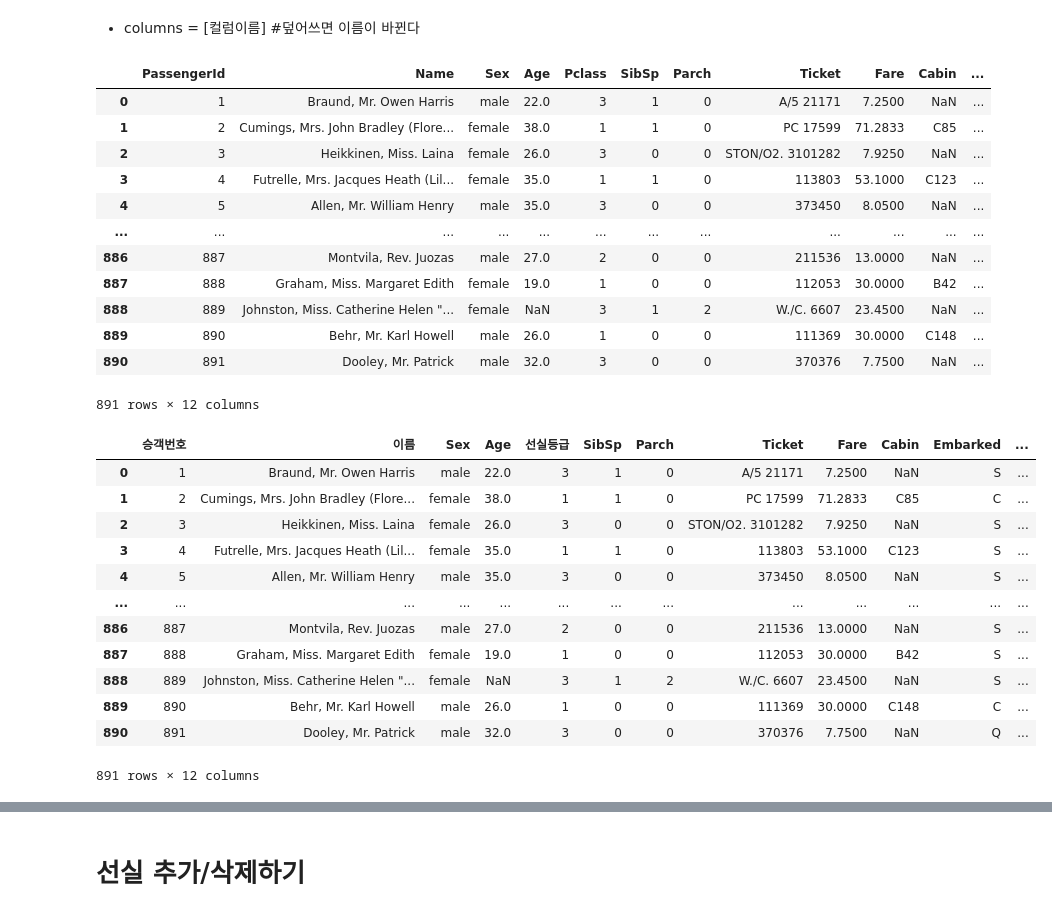
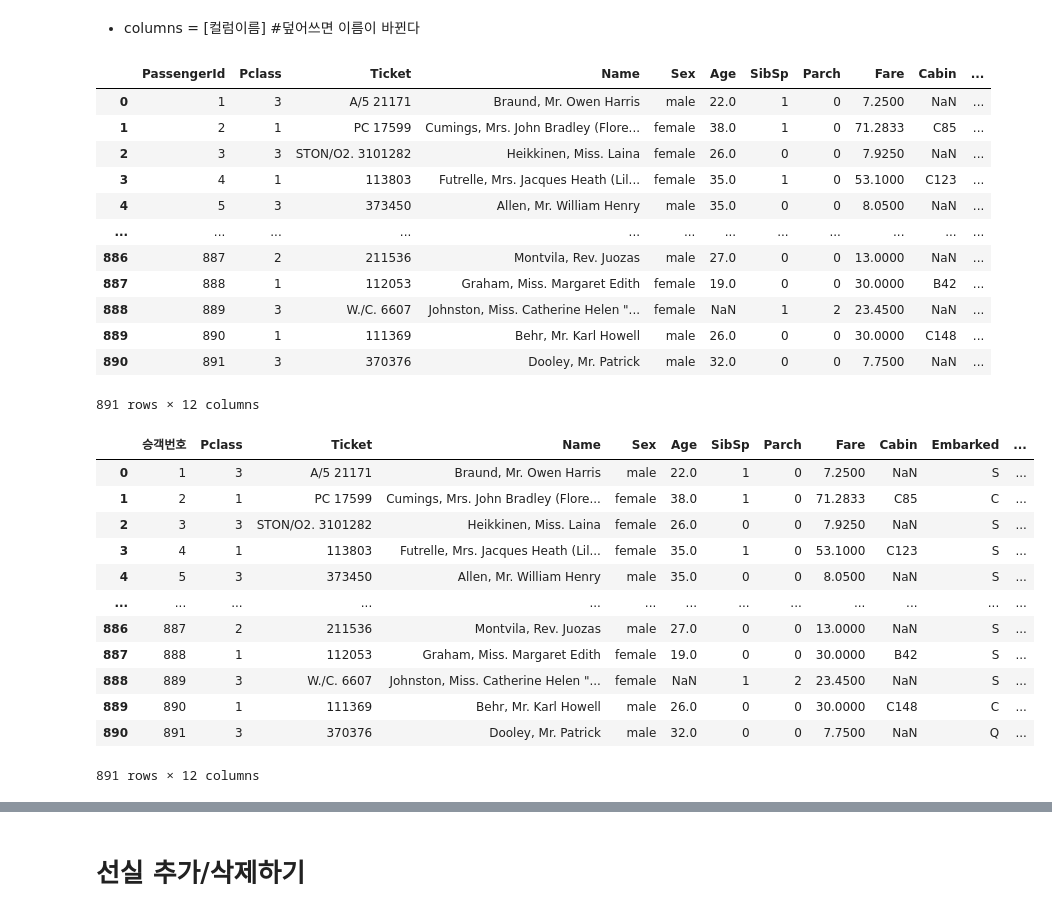
Before and after one commit to haezeong/fintech_service, a Jupyter notebook: 06_machine_learning/02_pandas_사용법.ipynb, the cells around one changed output, grey strips where cells are left out. Saved outputs shown, nothing was run; the diff lists cells and outputs as text; code cells hidden in the pictures.

```diff
--- a/06_machine_learning/02_pandas_사용법.ipynb
+++ b/06_machine_learning/02_pandas_사용법.ipynb
@@ -806,7 +852,7 @@ head에서 전체를 다 가져와서 순서 바꾸기
 # %% [markdown]
 # 데이터 프레임 컬럼 순서 바꾸기
 # %%
-data = data[['PassengerId','Name','Sex','Age','Pclass','SibSp','Parch','Ticket','Fare','Cabin','Embarked','Survived']]
+data = data[['PassengerId','Pclass','Ticket','Name','Sex','Age','SibSp','Parch','Fare','Cabin','Embarked','Survived']]
+data
 #내가 원하는 순서대로 이중중대괄호를 쳐서 만들면 순서가 바뀌게 된다
-data
 # %% [output]
@@ -1096,4 +1162,4 @@ data.set_index("PassengerId")
 #멀티 인덱스로도 넣을 수 있다
 #나중에 인덱싱할때 힘들것
 # %%
-data= data.set_index(["PassengerId","Name"])
+data.set_index(["PassengerId","Name"])
@@ -1120,6 +1184,3 @@ data
 # %% [markdown]
 # 임덱스를 숫자로 초기화 reset_index(drop ='원래 인덱스를 유지/삭제?)
 *드롭을 안쓰면 인덱스가 컬럼이 돼
-# %%
-data=data.reset_index()
-#돌아옴
@@ -1162,35 +1239,36 @@ Index(['승객번호', '이름', 'Sex', 'Age', '선실등급'], dtype='object')
 # %%
 data
 # %% [output]
-|  | PassengerId | Name | Sex | Age | Pclass | SibSp | Parch | Ticket | Fare | Cabin | ... |
-| 0 | 1 | Braund, Mr. Owen Harris | male | 22.0 | 3 | 1 | 0 | A/5 21171 | 7.2500 | NaN | ... |
-| 1 | 2 | Cumings, Mrs. John Bradley (Flore... | female | 38.0 | 1 | 1 | 0 | PC 17599 | 71.2833 | C85 | ... |
-| 2 | 3 | Heikkinen, Miss. Laina | female | 26.0 | 3 | 0 | 0 | STON/O2. 3101282 | 7.9250 | NaN | ... |
-| 3 | 4 | Futrelle, Mrs. Jacques Heath (Lil... | female | 35.0 | 1 | 1 | 0 | 113803 | 53.1000 | C123 | ... |
-| 4 | 5 | Allen, Mr. William Henry | male | 35.0 | 3 | 0 | 0 | 373450 | 8.0500 | NaN | ... |
+|  | PassengerId | Pclass | Ticket | Name | Sex | Age | SibSp | Parch | Fare | Cabin | ... |
+| 0 | 1 | 3 | A/5 21171 | Braund, Mr. Owen Harris | male | 22.0 | 1 | 0 | 7.2500 | NaN | ... |
+| 1 | 2 | 1 | PC 17599 | Cumings, Mrs. John Bradley (Flore... | female | 38.0 | 1 | 0 | 71.2833 | C85 | ... |
+| 2 | 3 | 3 | STON/O2. 3101282 | Heikkinen, Miss. Laina | female | 26.0 | 0 | 0 | 7.9250 | NaN | ... |
+| 3 | 4 | 1 | 113803 | Futrelle, Mrs. Jacques Heath (Lil... | female | 35.0 | 1 | 0 | 53.1000 | C123 | ... |
+| 4 | 5 | 3 | 373450 | Allen, Mr. William Henry | male | 35.0 | 0 | 0 | 8.0500 | NaN | ... |
 | ... | ... | ... | ... | ... | ... | ... | ... | ... | ... | ... | ... |
-| 886 | 887 | Montvila, Rev. Juozas | male | 27.0 | 2 | 0 | 0 | 211536 | 13.0000 | NaN | ... |
-| 887 | 888 | Graham, Miss. Margaret Edith | female | 19.0 | 1 | 0 | 0 | 112053 | 30.0000 | B42 | ... |
-| 888 | 889 | Johnston, Miss. Catherine Helen "... | female | NaN | 3 | 1 | 2 | W./C. 6607 | 23.4500 | NaN | ... |
-| 889 | 890 | Behr, Mr. Karl Howell | male | 26.0 | 1 | 0 | 0 | 111369 | 30.0000 | C148 | ... |
-| 890 | 891 | Dooley, Mr. Patrick | male | 32.0 | 3 | 0 | 0 | 370376 | 7.7500 | NaN | ... |
+| 886 | 887 | 2 | 211536 | Montvila, Rev. Juozas | male | 27.0 | 0 | 0 | 13.0000 | NaN | ... |
+| 887 | 888 | 1 | 112053 | Graham, Miss. Margaret Edith | female | 19.0 | 0 | 0 | 30.0000 | B42 | ... |
+| 888 | 889 | 3 | W./C. 6607 | Johnston, Miss. Catherine Helen "... | female | NaN | 1 | 2 | 23.4500 | NaN | ... |
+| 889 | 890 | 1 | 111369 | Behr, Mr. Karl Howell | male | 26.0 | 0 | 0 | 30.0000 | C148 | ... |
+| 890 | 891 | 3 | 370376 | Dooley, Mr. Patrick | male | 32.0 | 0 | 0 | 7.7500 | NaN | ... |
 891 rows × 12 columns
 # %%
-data= data.rename(columns={"PassengerId": "승객번호", "Name":"이름", "Pclass":"선실등급"})   #특정 이름만 바꿀때 사용
+
+data = data.rename(columns={"PassengerId" : "승객번호"})
 data
 # %% [output]
-|  | 승객번호 | 이름 | Sex | Age | 선실등급 | SibSp | Parch | Ticket | Fare | Cabin | Embarked | ... |
-| 0 | 1 | Braund, Mr. Owen Harris | male | 22.0 | 3 | 1 | 0 | A/5 21171 | 7.2500 | NaN | S | ... |
-| 1 | 2 | Cumings, Mrs. John Bradley (Flore... | female | 38.0 | 1 | 1 | 0 | PC 17599 | 71.2833 | C85 | C | ... |
-| 2 | 3 | Heikkinen, Miss. Laina | female | 26.0 | 3 | 0 | 0 | STON/O2. 3101282 | 7.9250 | NaN | S | ... |
-| 3 | 4 | Futrelle, Mrs. Jacques Heath (Lil... | female | 35.0 | 1 | 1 | 0 | 113803 | 53.1000 | C123 | S | ... |
-| 4 | 5 | Allen, Mr. William Henry | male | 35.0 | 3 | 0 | 0 | 373450 | 8.0500 | NaN | S | ... |
+|  | 승객번호 | Pclass | Ticket | Name | Sex | Age | SibSp | Parch | Fare | Cabin | Embarked | ... |
+| 0 | 1 | 3 | A/5 21171 | Braund, Mr. Owen Harris | male | 22.0 | 1 | 0 | 7.2500 | NaN | S | ... |
+| 1 | 2 | 1 | PC 17599 | Cumings, Mrs. John Bradley (Flore... | female | 38.0 | 1 | 0 | 71.2833 | C85 | C | ... |
+| 2 | 3 | 3 | STON/O2. 3101282 | Heikkinen, Miss. Laina | female | 26.0 | 0 | 0 | 7.9250 | NaN | S | ... |
+| 3 | 4 | 1 | 113803 | Futrelle, Mrs. Jacques Heath (Lil... | female | 35.0 | 1 | 0 | 53.1000 | C123 | S | ... |
+| 4 | 5 | 3 | 373450 | Allen, Mr. William Henry | male | 35.0 | 0 | 0 | 8.0500 | NaN | S | ... |
 | ... | ... | ... | ... | ... | ... | ... | ... | ... | ... | ... | ... | ... |
-| 886 | 887 | Montvila, Rev. Juozas | male | 27.0 | 2 | 0 | 0 | 211536 | 13.0000 | NaN | S | ... |
-| 887 | 888 | Graham, Miss. Margaret Edith | female | 19.0 | 1 | 0 | 0 | 112053 | 30.0000 | B42 | S | ... |
-| 888 | 889 | Johnston, Miss. Catherine Helen "... | female | NaN | 3 | 1 | 2 | W./C. 6607 | 23.4500 | NaN | S | ... |
-| 889 | 890 | Behr, Mr. Karl Howell | male | 26.0 | 1 | 0 | 0 | 111369 | 30.0000 | C148 | C | ... |
-| 890 | 891 | Dooley, Mr. Patrick | male | 32.0 | 3 | 0 | 0 | 370376 | 7.7500 | NaN | Q | ... |
+| 886 | 887 | 2 | 211536 | Montvila, Rev. Juozas | male | 27.0 | 0 | 0 | 13.0000 | NaN | S | ... |
+| 887 | 888 | 1 | 112053 | Graham, Miss. Margaret Edith | female | 19.0 | 0 | 0 | 30.0000 | B42 | S | ... |
+| 888 | 889 | 3 | W./C. 6607 | Johnston, Miss. Catherine Helen "... | female | NaN | 1 | 2 | 23.4500 | NaN | S | ... |
+| 889 | 890 | 1 | 111369 | Behr, Mr. Karl Howell | male | 26.0 | 0 | 0 | 30.0000 | C148 | C | ... |
+| 890 | 891 | 3 | 370376 | Dooley, Mr. Patrick | male | 32.0 | 0 | 0 | 7.7500 | NaN | Q | ... |
 891 rows × 12 columns
 # %%
 #전체 이름을 바꿔야 할때
```
Also changed, not shown: parts of 52 cells of this notebook.
